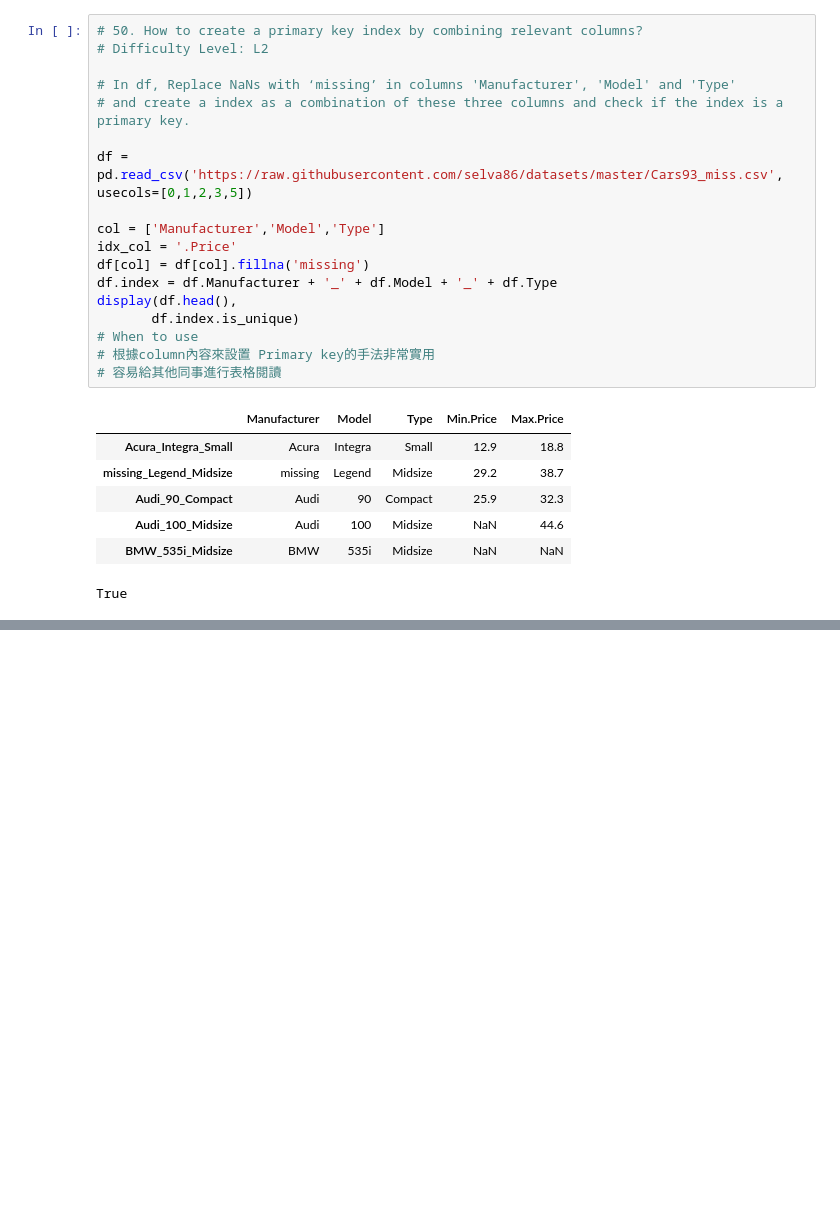
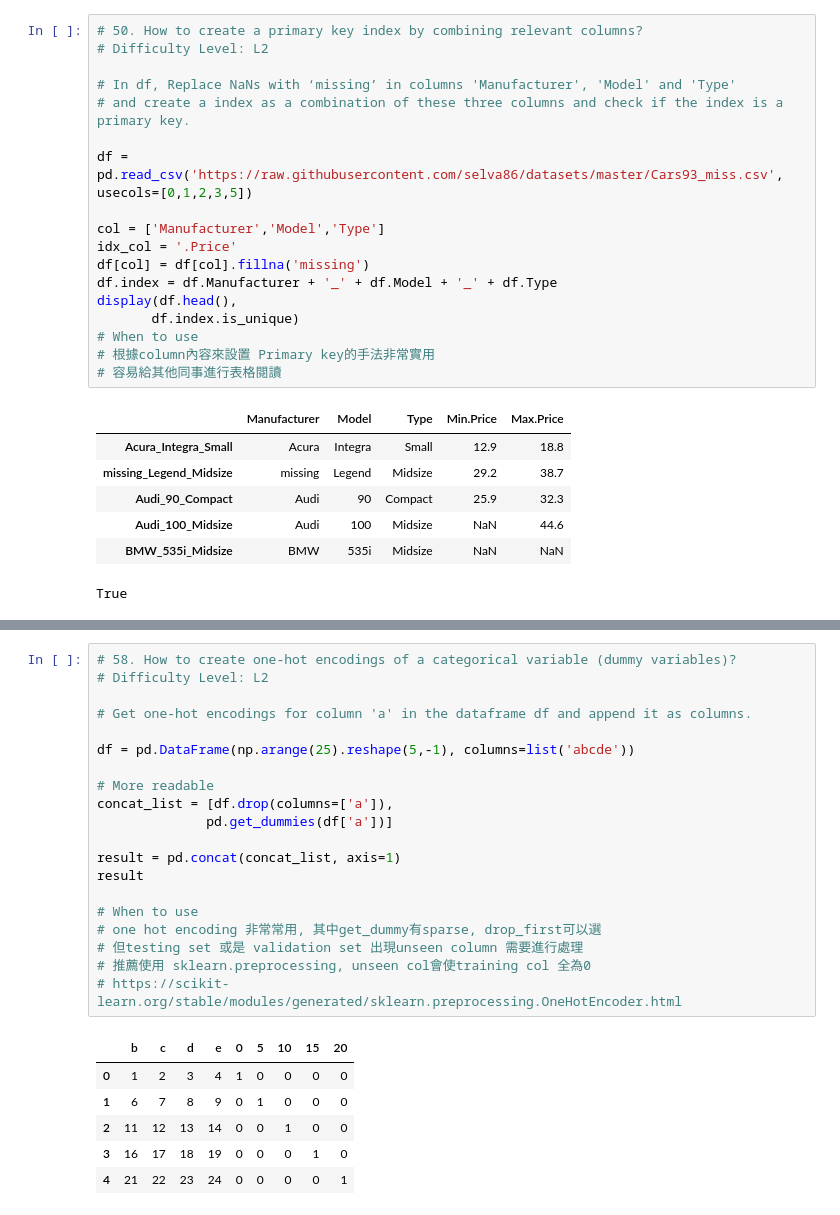
Before and after one commit to YLTsai0609/pandas_101, a Jupyter notebook: notebook.ipynb, the cells around one changed output, grey strips where cells are left out. Drawn from its saved outputs; the diff is of its cells as text; blank space fills up the shorter version.

```diff
--- a/notebook.ipynb
+++ b/notebook.ipynb
@@ -994,0 +1106,27 @@ df.query('RowSum > 100').tail(2)
+# %%
+# 58. How to create one-hot encodings of a categorical variable (dummy variables)?
+# Difficulty Level: L2
+
+# Get one-hot encodings for column 'a' in the dataframe df and append it as columns.
+
+df = pd.DataFrame(np.arange(25).reshape(5,-1), columns=list('abcde'))
+
+# More readable
+concat_list = [df.drop(columns=['a']),
+              pd.get_dummies(df['a'])]
+
+result = pd.concat(concat_list, axis=1)
+result
+
+# When to use
+# one hot encoding 非常常用, 其中get_dummy有sparse, drop_first可以選
+# 但testing set 或是 validation set 出現unseen column 需要進行處理
+# 推薦使用 sklearn.preprocessing, unseen col會使training col 全為0
+# https://scikit-learn.org/stable/modules/generated/sklearn.preprocessing.OneHotEncoder.html
+# %% [output]
+|  | b | c | d | e | 0 | 5 | 10 | 15 | 20 |
+| 0 | 1 | 2 | 3 | 4 | 1 | 0 | 0 | 0 | 0 |
+| 1 | 6 | 7 | 8 | 9 | 0 | 1 | 0 | 0 | 0 |
+| 2 | 11 | 12 | 13 | 14 | 0 | 0 | 1 | 0 | 0 |
+| 3 | 16 | 17 | 18 | 19 | 0 | 0 | 0 | 1 | 0 |
+| 4 | 21 | 22 | 23 | 24 | 0 | 0 | 0 | 0 | 1 |
```
Also changed, not shown: parts of 26 cells of this notebook, 1 other file.
